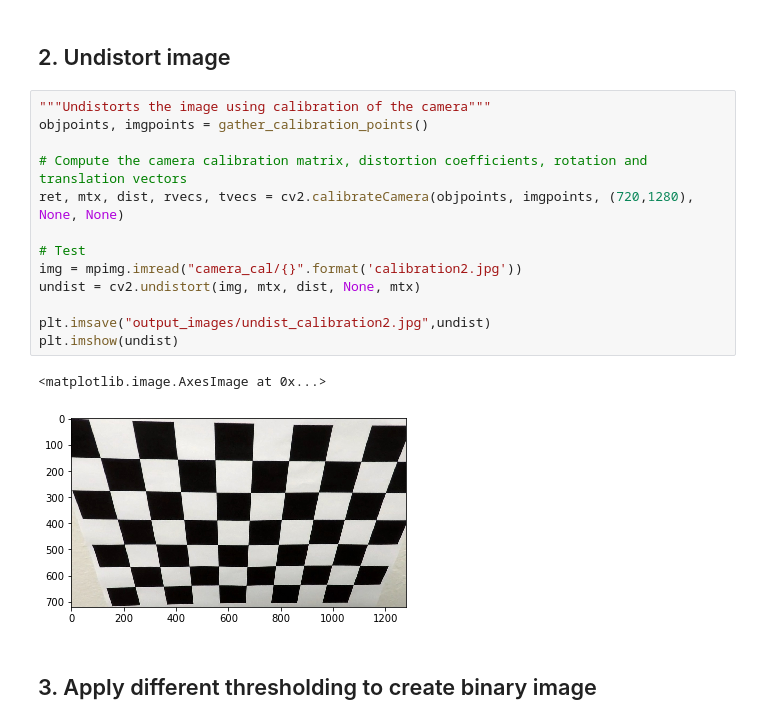
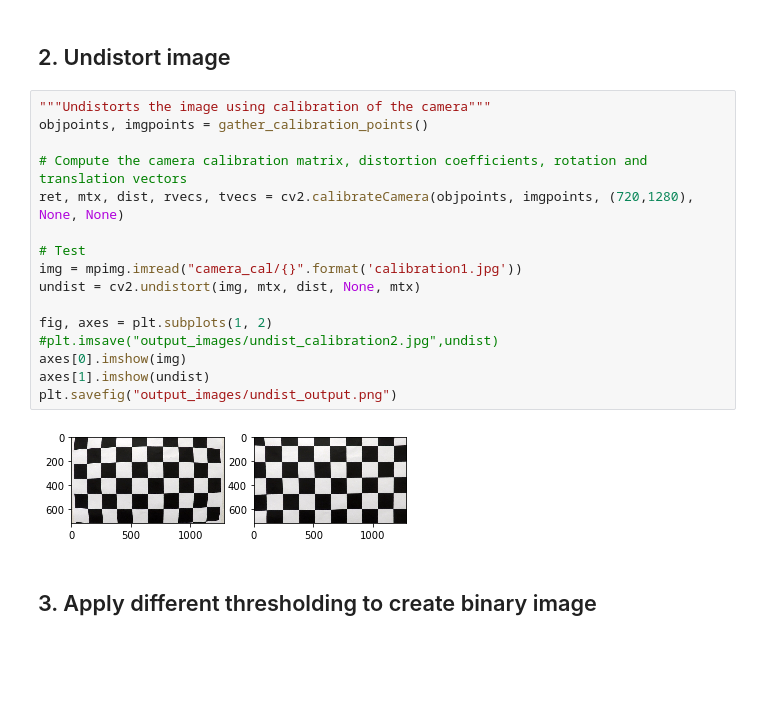
Before and after one commit to zshn25/CarND-Advanced-Lane-Lines, a Jupyter notebook: advanced_lane_lines.ipynb, the cells around one changed output. Cells and saved outputs as stored; diff of their text form; blank space fills up the shorter version.

```diff
--- a/advanced_lane_lines.ipynb
+++ b/advanced_lane_lines.ipynb
@@ -68,19 +68,21 @@ def gather_calibration_points():
 # %%
 """Undistorts the image using calibration of the camera"""
 objpoints, imgpoints = gather_calibration_points()
 
 # Compute the camera calibration matrix, distortion coefficients, rotation and translation vectors
 ret, mtx, dist, rvecs, tvecs = cv2.calibrateCamera(objpoints, imgpoints, (720,1280), None, None)
 
 # Test
-img = mpimg.imread("camera_cal/{}".format('calibration2.jpg'))
+img = mpimg.imread("camera_cal/{}".format('calibration1.jpg'))
 undist = cv2.undistort(img, mtx, dist, None, mtx)
 
-plt.imsave("output_images/undist_calibration2.jpg",undist)
-plt.imshow(undist)
+fig, axes = plt.subplots(1, 2)
+#plt.imsave("output_images/undist_calibration2.jpg",undist)
+axes[0].imshow(img)
+axes[1].imshow(undist)
+plt.savefig("output_images/undist_output.png")
 # %% [output]
-<matplotlib.image.AxesImage at 0x...>
-[figure, old version]
+[figure, new version]
 # %% [markdown]
 ## 3. Apply different thresholding to create binary image
 # %%
```
Also changed, not shown: parts of 4 cells of this notebook, 6 other files.
